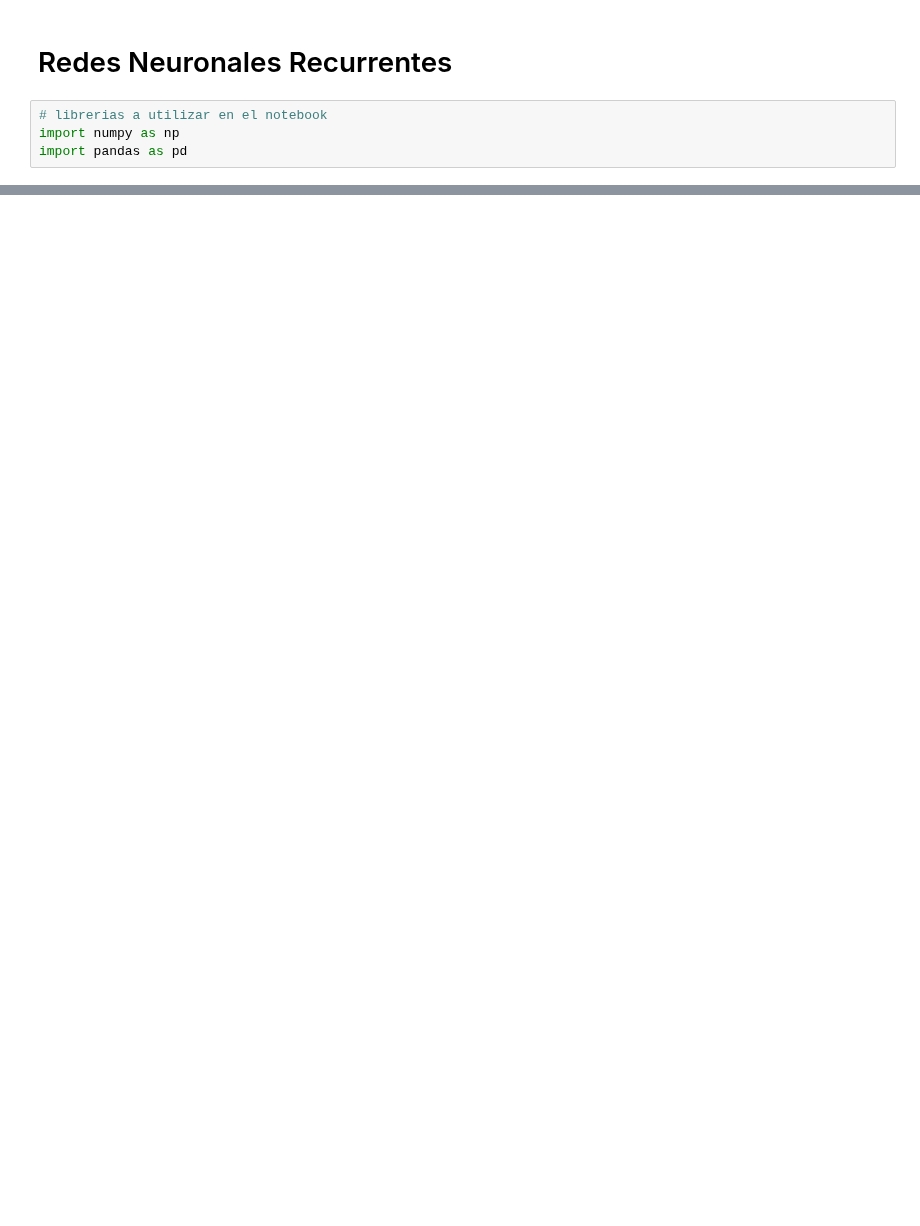
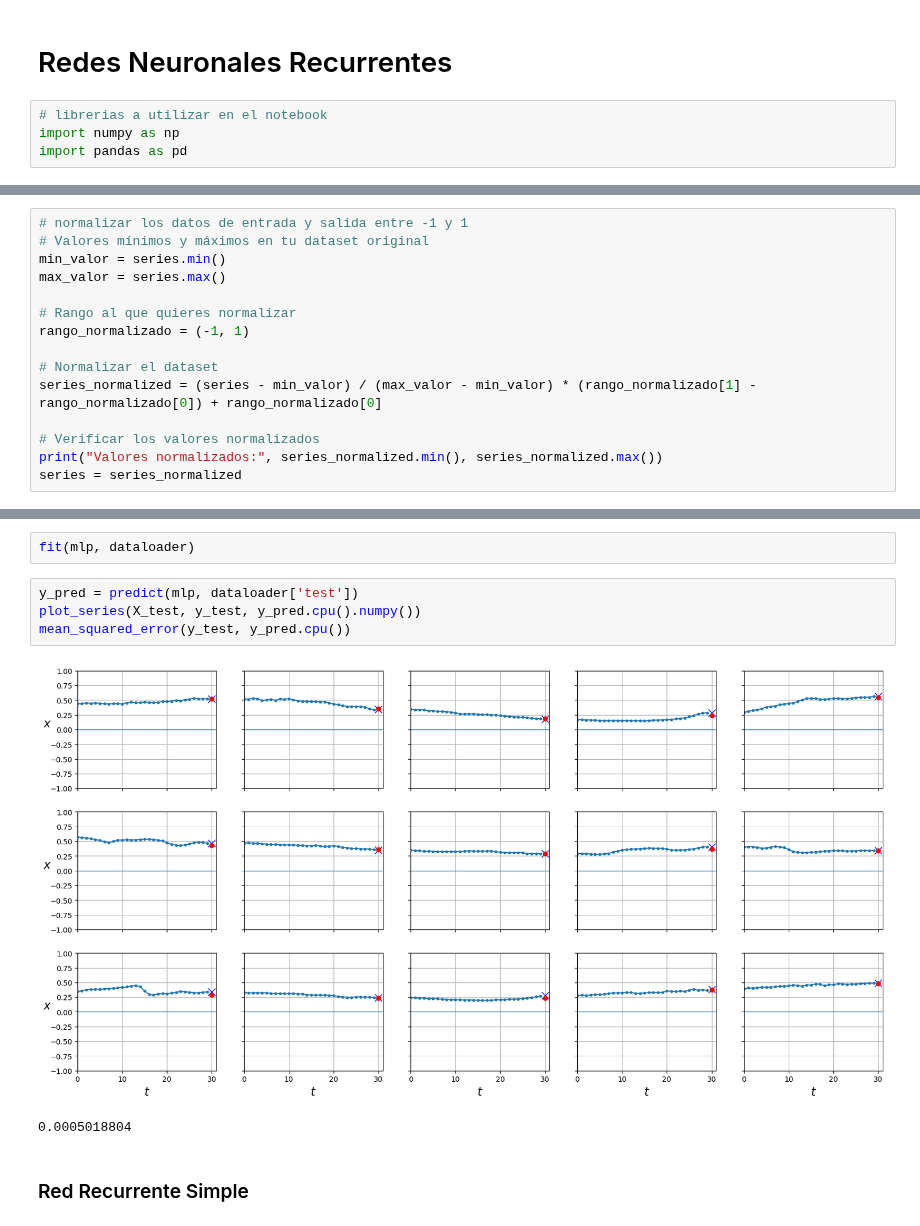
Before and after one commit to marcanii/SIS421---2-23, a Jupyter notebook: Laboratories/Lab04/01_rnn.ipynb, the cells around one changed output, grey strips where cells are left out. Drawn from its saved outputs; the diff is of its cells as text; blank space fills up the shorter version.

```diff
--- a/Laboratories/Lab04/01_rnn.ipynb
+++ b/Laboratories/Lab04/01_rnn.ipynb
@@ -44,0 +76,15 @@ class dataset(Dataset):
+# %%
+# normalizar los datos de entrada y salida entre -1 y 1
+# Valores mínimos y máximos en tu dataset original
+min_valor = series.min()
+max_valor = series.max()
+
+# Rango al que quieres normalizar
+rango_normalizado = (-1, 1)
+
+# Normalizar el dataset
+series_normalized = (series - min_valor) / (max_valor - min_valor) * (rango_normalizado[1] - rango_normalizado[0]) + rango_normalizado[0]
+
+# Verificar los valores normalizados
+print("Valores normalizados:", series_normalized.min(), series_normalized.max())
+series = series_normalized
@@ -44,0 +263,11 @@ class dataset(Dataset):
+# %%
+fit(mlp, dataloader)
+# %%
+y_pred = predict(mlp, dataloader['test'])
+plot_series(X_test, y_test, y_pred.cpu().numpy())
+mean_squared_error(y_test, y_pred.cpu())
+# %% [output]
+[figure, added]
+0.0005018804
+# %% [markdown]
+### Red Recurrente Simple
```
Also changed, not shown: parts of 26 cells of this notebook, 1 other file.
